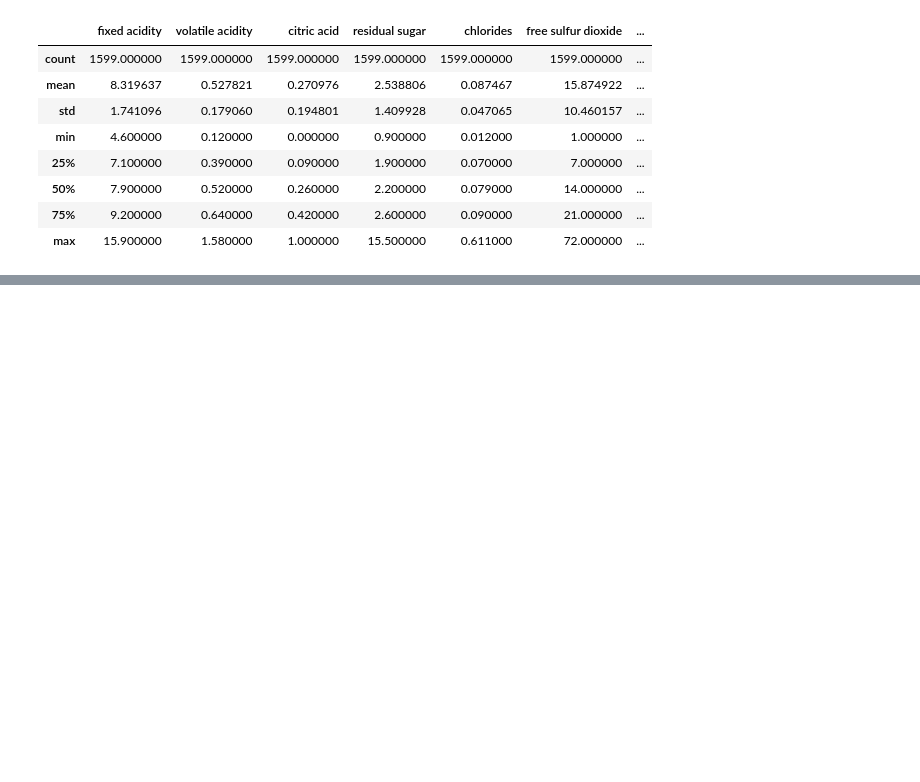
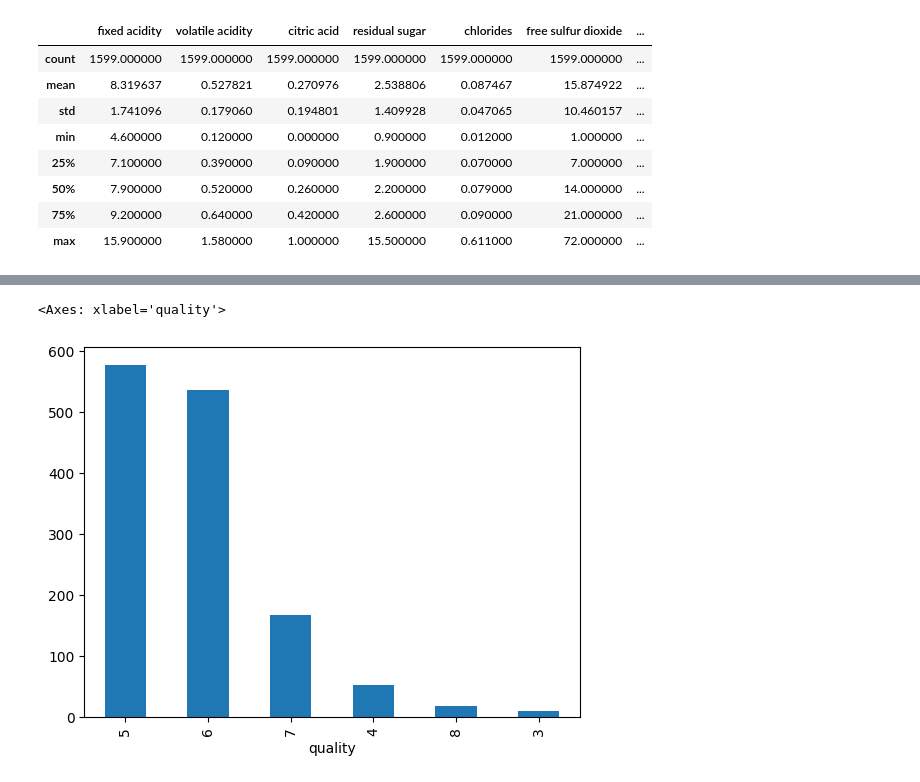
Before and after one commit to black-witch-018/Exploratory-Data-Analysis, a Jupyter notebook: Wine Quality EDA/red_wine_EDA.ipynb, the cells around one changed output, grey strips where cells are left out. Drawn from its saved outputs; the diff is of its cells as text; code cells hidden in the pictures; blank space fills up the shorter version.

```diff
--- a/Wine Quality EDA/red_wine_EDA.ipynb
+++ b/Wine Quality EDA/red_wine_EDA.ipynb
@@ -81,0 +196,5 @@ df.describe()
+# %%
+df.quality.value_counts().plot(kind='bar')
+# %% [output]
+<Axes: xlabel='quality'>
+[figure, added]
```
Also changed, not shown: parts of 18 cells of this notebook.
